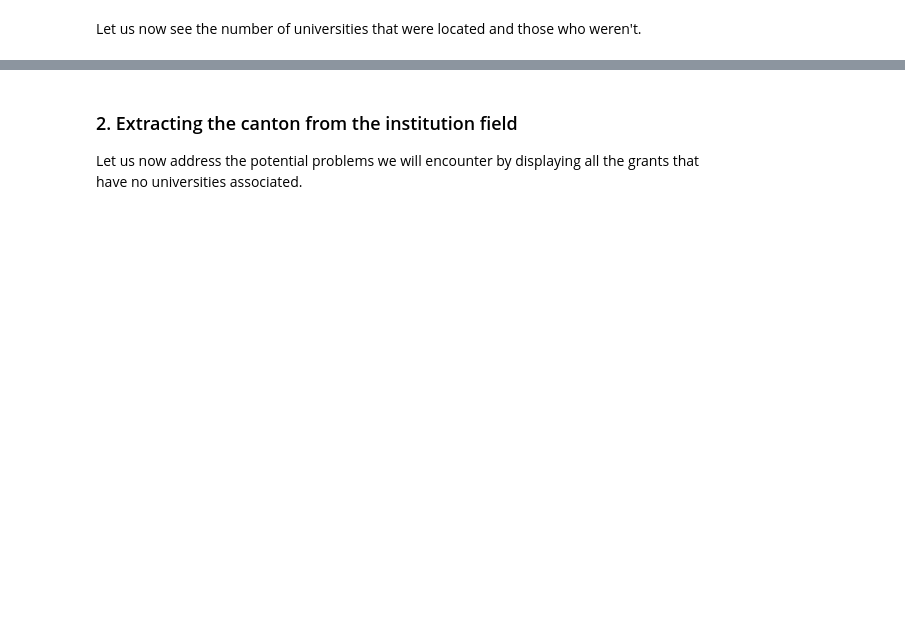
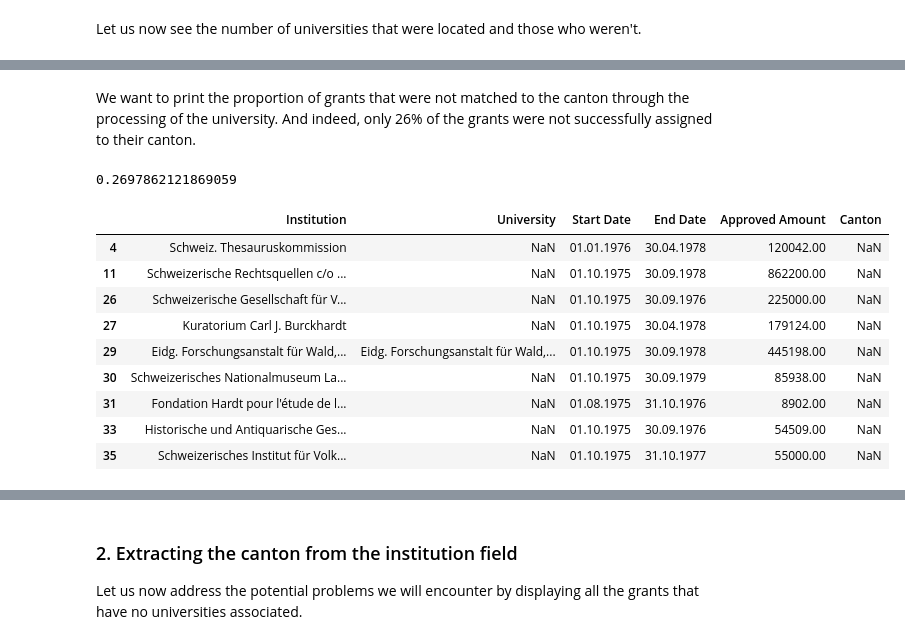
Before and after one commit to AgatheVkc/ada_homework, a Jupyter notebook: 03 - InteractiveViz/Homework3.ipynb, the cells around one changed output, grey strips where cells are left out. Drawn from its saved outputs; the diff is of its cells as text; code cells hidden in the pictures; blank space fills up the shorter version.

```diff
--- a/03 - InteractiveViz/Homework3.ipynb
+++ b/03 - InteractiveViz/Homework3.ipynb
@@ -22,6 +22,6 @@ We load the grants and select a few useful attributes :
 - The university and the institution will try to help us locate the canton to which each grant was assigned.
 - The approved amount to know how much each canton received.
 # %%
-df_grants = pd.read_csv('P3_GrantExport.csv',sep=';')
+df_grants = pd.read_csv('data/P3_GrantExport.csv',sep=';')
 df_grants = df_grants[[6,7,11,12,13]]
 df_grants.head()
@@ -73,23 +104,29 @@ def extract_canton(data_string):
         @param data_string : the data from which we want to determine the canton
         @return canton : the name of the canton associated to the input data_string
     """
+    #1. Searching in the CANTON_DICT
     for canton in CANTON_DICT:
         if(canton in str(data_string)):
             return canton
+    #2. Searching in the CAPITAL_DICT
     for city,canton in CAPITAL_DICT.items():
         if(city in str(data_string)):
             return canton
-    geolocator = Nominatim()#,username='test_056')
+    #3. Actually querying on the web service.
+    geolocator = Nominatim()
     location = geolocator.geocode(data_string)
     split_loc = str(location).split(', ')
-    if (split_loc is not None) and (split_loc[-1] =='Svizra'):
-        canton = str(location).split(', ')
-        canton = canton[len(canton)-6]
+
+    #    a. If the field is not None and located in Switzerland
+    if (split_loc != ['None']) and (split_loc[-1] =='Svizra'):
+        canton = split_loc[len(split_loc)-6]
         return canton.split(' - ')[0]
+    #    b. If the field is not None and NOT located in Switzerland
     elif (split_loc != ['None']):
         print(data_string)
         print(split_loc)
         return 'OUT'
+    #   c. The query did not find anything
     else:
         return np.nan
 # %% [markdown]
@@ -102,7 +139,7 @@ def extract_canton_from_uni(data_uni):
         @return university_dict :   a dict which associate to each university a canton if it was found
                                     or a None if nothing was found.
     """
-    file = 'data/uni_canton_dict4.json'
+    file = 'data/uni_canton_dict.json'
     if(os.path.isfile(file)):
         print('Loading the data from json file')
         with open(file) as f:
@@ -111,16 +148,14 @@ def extract_canton_from_uni(data_uni):
         print('Fetching the locations from the web')
         university_dict = dict()
         for uni in data_uni:
-            # Splits the university string at the '-', which usually corresponds to the separation between the full name
-            # and the acronym of the institution.
+            # Splits the university string at the ' - ', which corresponds to the separation
+            # between the full name and the acronym of the institution.
             uni_name_split = uni.split(' - ')
             extract_value = extract_canton(uni_name_split[0])
-            if (extract_value is 'OUT') and (len(uni_name_split) > 1):
-                # If the canton was not found in the name, then we try to extract it from the acronym string if it exists
-                extract_value = extract_canton(uni_name_split[1])
             university_dict[uni] = extract_value
         with open(file, 'w') as f:
             json.dump(university_dict, f)
     return university_dict
 university_canton = extract_canton_from_uni(data_uni)
-#university_canton
+
+print('\nSample of univserities in dict\n', list(university_canton.items())[0:10])
@@ -138,4 +179,9 @@ Let us now add a column to our grant DataFrame to find how many of the projects
 # %%
 df_grants['Canton'] = np.nan
-match_canton_uni = lambda uni: CANTON_DICT[university_canton[uni]] if (not pd.isnull(university_canton[uni])) else university_canton[uni]
+
+#Lambda function that returns the canton tag if the university has a canton associated to it else a NaN
+match_canton_uni = lambda uni: CANTON_DICT[university_canton[uni]] if (not pd.isnull(university_canton[uni])) else np.nan
+
 df_grants.Canton = df_grants.University.loc[[uni in university_canton for uni  in df_grants.University]].apply(match_canton_uni)
+
+df_grants.head()
@@ -144,4 +195,17 @@ df_grants.head(100)
+# %% [markdown]
+We want to print the proportion of grants that were not matched to the canton through the processing of the university. And indeed, only 26% of the grants were not successfully assigned to their canton.
 # %%
 print(len(df_grants[df_grants.Canton.isnull()]) / len(df_grants.Canton))
-print(len(df_grants[df_grants.University.isnull() & df_grants.Institution.isnull()]) / len(df_grants.Canton))
-df_grants[df_grants.Canton.isnull()]
+df_grants[df_grants.Canton.isnull()][1:10]
+# %% [output]
+0.2697862121869059
+|  | Institution | University | Start Date | End Date | Approved Amount | Canton |
+| 4 | Schweiz. Thesauruskommission | NaN | 01.01.1976 | 30.04.1978 | 120042.00 | NaN |
+| 11 | Schweizerische Rechtsquellen c/o ... | NaN | 01.10.1975 | 30.09.1978 | 862200.00 | NaN |
+| 26 | Schweizerische Gesellschaft für V... | NaN | 01.10.1975 | 30.09.1976 | 225000.00 | NaN |
+| 27 | Kuratorium Carl J. Burckhardt | NaN | 01.10.1975 | 30.04.1978 | 179124.00 | NaN |
+| 29 | Eidg. Forschungsanstalt für Wald,... | Eidg. Forschungsanstalt für Wald,... | 01.10.1975 | 30.09.1978 | 445198.00 | NaN |
+| 30 | Schweizerisches Nationalmuseum La... | NaN | 01.10.1975 | 30.09.1979 | 85938.00 | NaN |
+| 31 | Fondation Hardt pour l'étude de l... | NaN | 01.08.1975 | 31.10.1976 | 8902.00 | NaN |
+| 33 | Historische und Antiquarische Ges... | NaN | 01.10.1975 | 30.09.1976 | 54509.00 | NaN |
+| 35 | Schweizerisches Institut für Volk... | NaN | 01.10.1975 | 31.10.1977 | 55000.00 | NaN |
```
Also changed, not shown: parts of 44 cells of this notebook, 14 other files.
